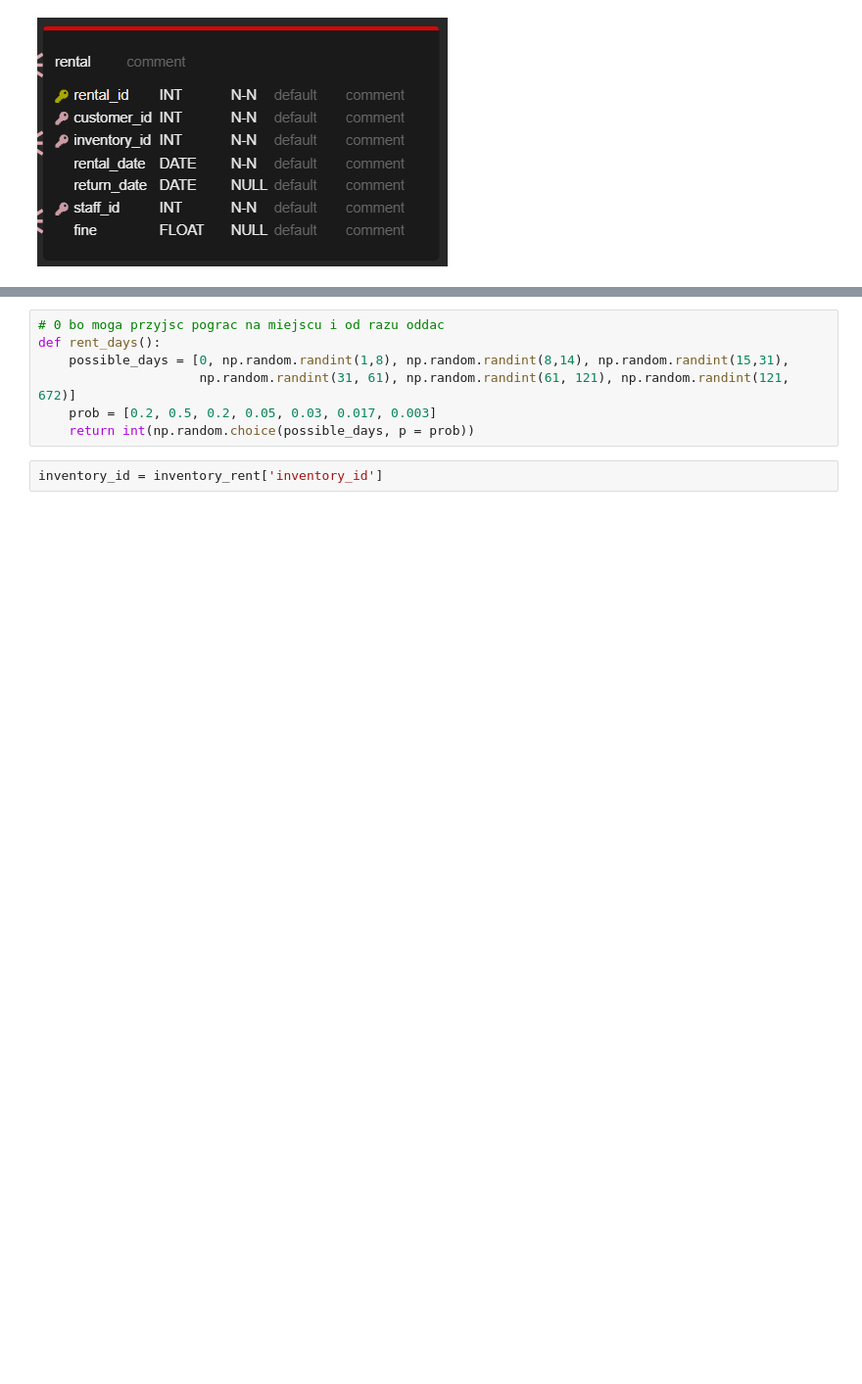
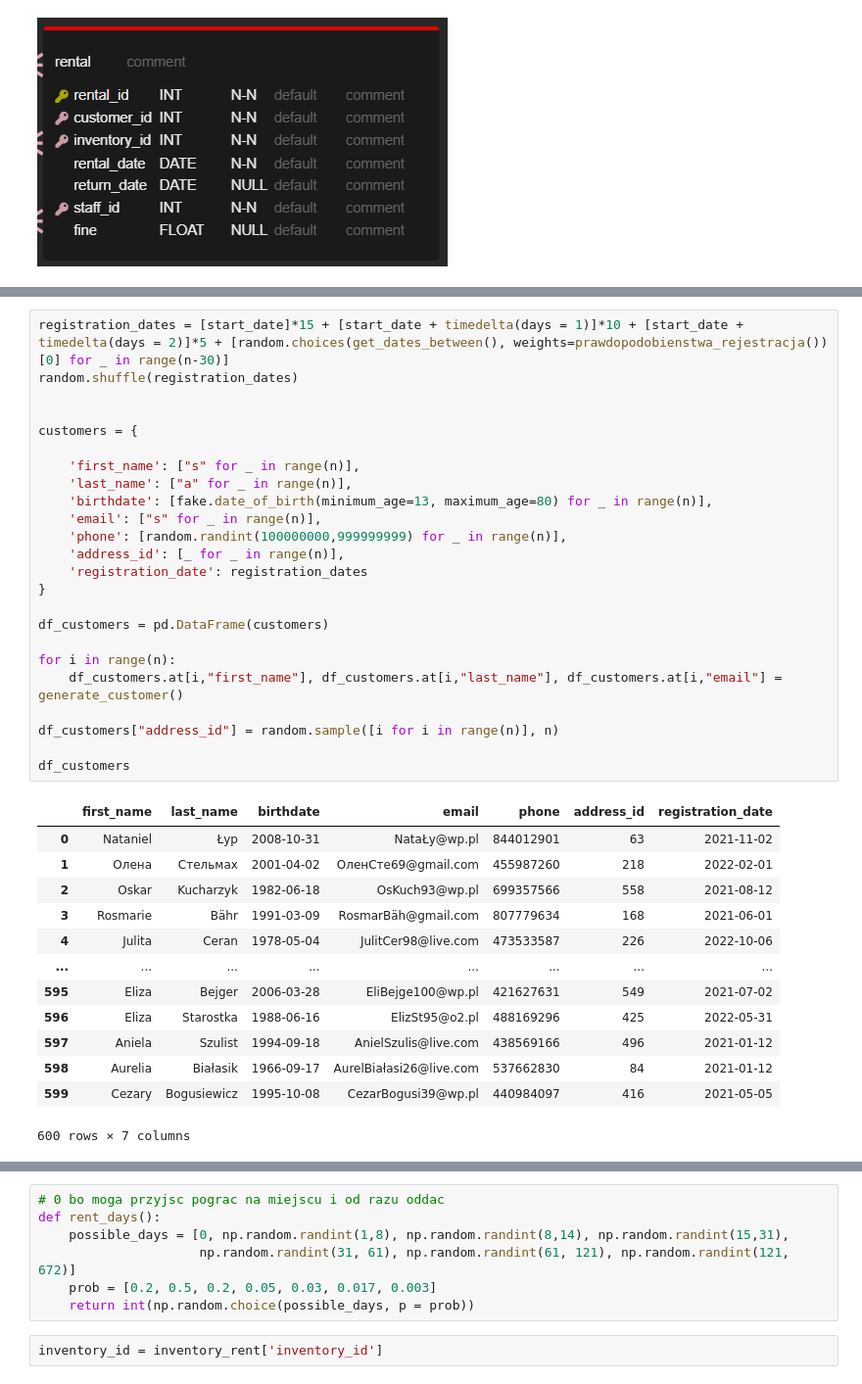
Before and after one commit to Staszek15/store-database, a Jupyter notebook: rental.ipynb, the cells around one changed output, grey strips where cells are left out. Shown at 98% size. Saved outputs shown, nothing was run; the diff lists cells and outputs as text; blank space fills up the shorter version.

```diff
--- a/rental.ipynb
+++ b/rental.ipynb
@@ -17,0 +115,38 @@ games = pd.read_csv('games.csv')
+# %%
+registration_dates = [start_date]*15 + [start_date + timedelta(days = 1)]*10 + [start_date + timedelta(days = 2)]*5 + [random.choices(get_dates_between(), weights=prawdopodobienstwa_rejestracja())[0] for _ in range(n-30)]
+random.shuffle(registration_dates)
+
+
+customers = {
+
+    'first_name': ["s" for _ in range(n)],
+    'last_name': ["a" for _ in range(n)],
+    'birthdate': [fake.date_of_birth(minimum_age=13, maximum_age=80) for _ in range(n)],
+    'email': ["s" for _ in range(n)],
+    'phone': [random.randint(100000000,999999999) for _ in range(n)],
+    'address_id': [_ for _ in range(n)],
+    'registration_date': registration_dates
+}
+
+df_customers = pd.DataFrame(customers)
+
+for i in range(n):
+    df_customers.at[i,"first_name"], df_customers.at[i,"last_name"], df_customers.at[i,"email"] = generate_customer()
+
+df_customers["address_id"] = random.sample([i for i in range(n)], n)
+
+df_customers
+# %% [output]
+|  | first_name | last_name | birthdate | email | phone | address_id | registration_date |
+| 0 | Nataniel | Łyp | 2008-10-31 | NataŁy@wp.pl | 844012901 | 63 | 2021-11-02 |
+| 1 | Олена | Стельмах | 2001-04-02 | ОленСте69@gmail.com | 455987260 | 218 | 2022-02-01 |
+| 2 | Oskar | Kucharzyk | 1982-06-18 | OsKuch93@wp.pl | 699357566 | 558 | 2021-08-12 |
+| 3 | Rosmarie | Bähr | 1991-03-09 | RosmarBäh@gmail.com | 807779634 | 168 | 2021-06-01 |
+| 4 | Julita | Ceran | 1978-05-04 | JulitCer98@live.com | 473533587 | 226 | 2022-10-06 |
+| ... | ... | ... | ... | ... | ... | ... | ... |
+| 595 | Eliza | Bejger | 2006-03-28 | EliBejge100@wp.pl | 421627631 | 549 | 2021-07-02 |
+| 596 | Eliza | Starostka | 1988-06-16 | ElizSt95@o2.pl | 488169296 | 425 | 2022-05-31 |
+| 597 | Aniela | Szulist | 1994-09-18 | AnielSzulis@live.com | 438569166 | 496 | 2021-01-12 |
+| 598 | Aurelia | Białasik | 1966-09-17 | AurelBiałasi26@live.com | 537662830 | 84 | 2021-01-12 |
+| 599 | Cezary | Bogusiewicz | 1995-10-08 | CezarBogusi39@wp.pl | 440984097 | 416 | 2021-05-05 |
+600 rows × 7 columns
```
Also changed, not shown: parts of 37 cells of this notebook.
